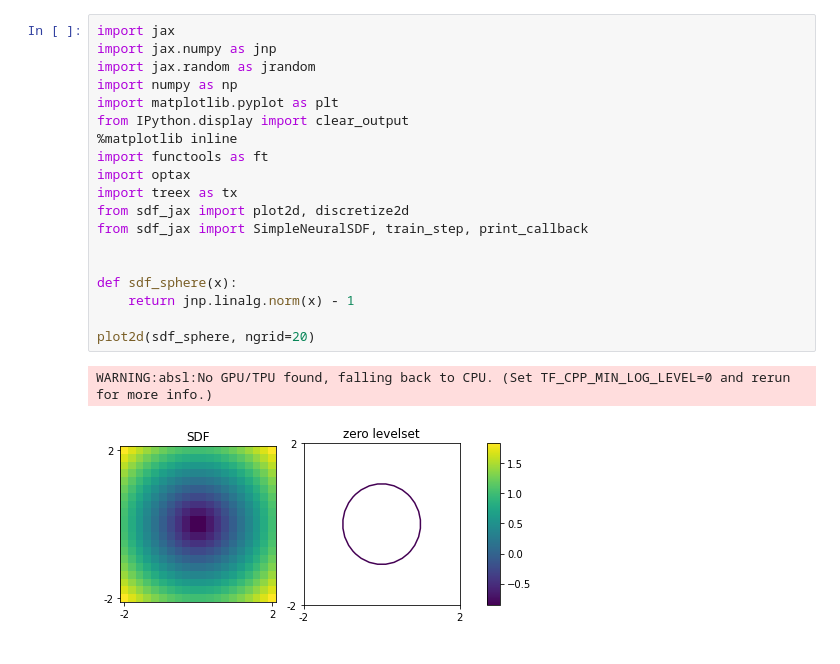
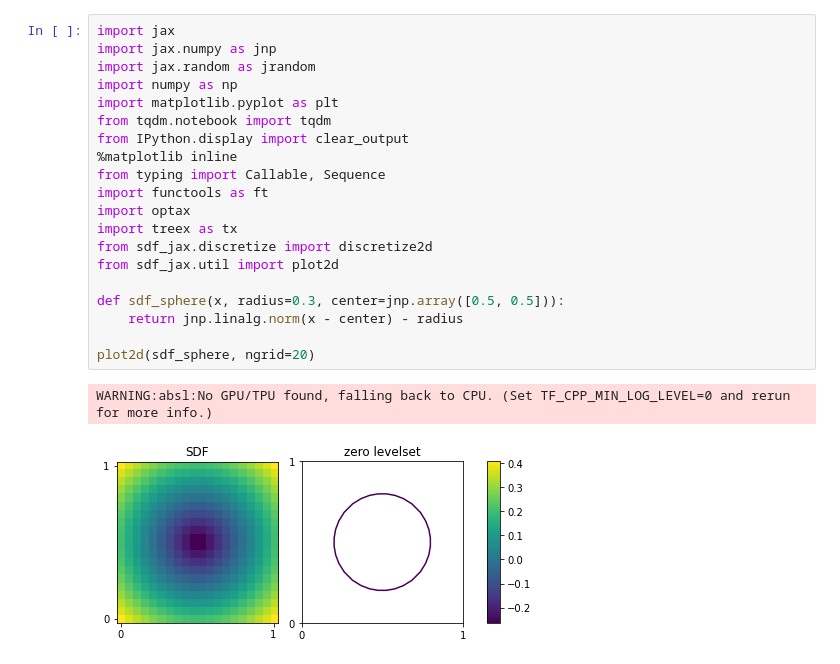
Before and after one commit to niklasschmitz/sdf_jax, a Jupyter notebook: sdf_treex.ipynb, the cells around one changed output. Cells and saved outputs as stored; diff of their text form.

```diff
--- a/sdf_treex.ipynb
+++ b/sdf_treex.ipynb
@@ -1,23 +1,24 @@
 # %%
 import jax
 import jax.numpy as jnp
 import jax.random as jrandom
 import numpy as np
 import matplotlib.pyplot as plt
+from tqdm.notebook import tqdm
 from IPython.display import clear_output
 %matplotlib inline
+from typing import Callable, Sequence
 import functools as ft
 import optax
 import treex as tx
-from sdf_jax import plot2d, discretize2d
-from sdf_jax import SimpleNeuralSDF, train_step, print_callback
+from sdf_jax.discretize import discretize2d
+from sdf_jax.util import plot2d
 
-
-def sdf_sphere(x):
-    return jnp.linalg.norm(x) - 1
+def sdf_sphere(x, radius=0.3, center=jnp.array([0.5, 0.5])):
+    return jnp.linalg.norm(x - center) - radius
 
 plot2d(sdf_sphere, ngrid=20)
 # %% [output]
 WARNING:absl:No GPU/TPU found, falling back to CPU. (Set TF_CPP_MIN_LOG_LEVEL=0 and rerun for more info.)
-[figure, old version]
+[figure, new version]
 # %%
```
Also changed, not shown: parts of 6 cells of this notebook, 8 other files.
